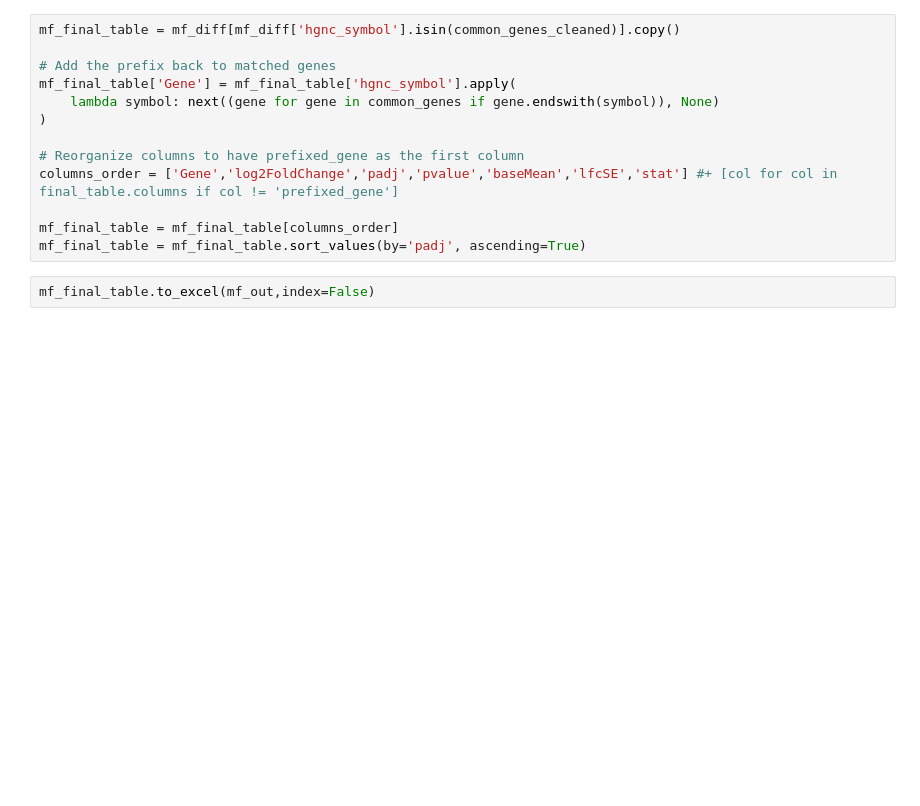
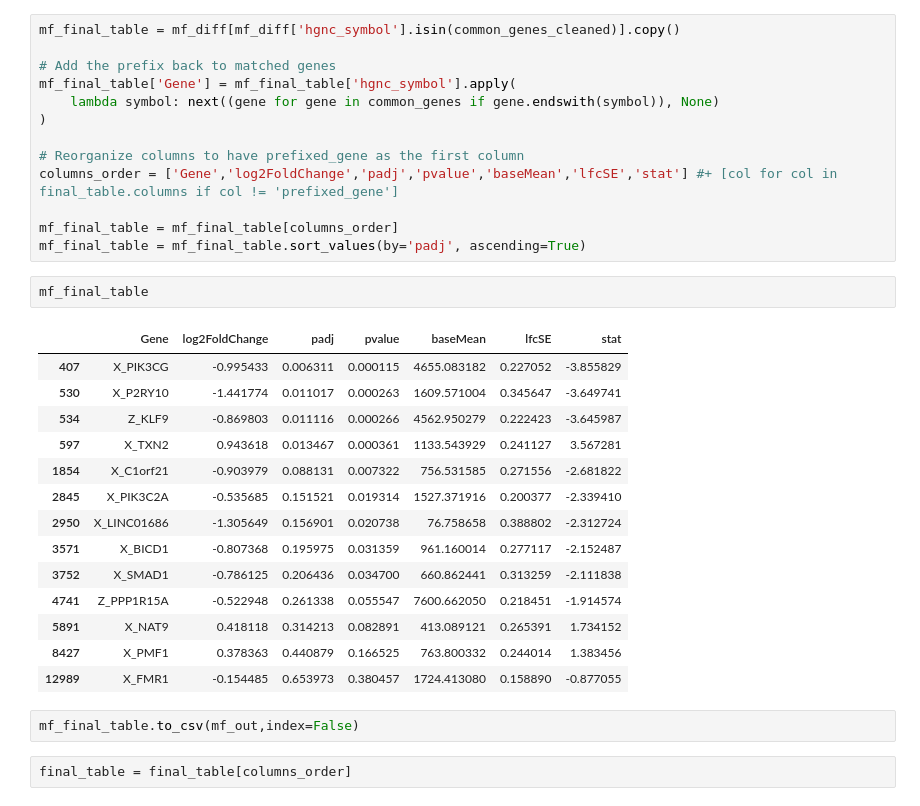
Before and after one commit to absaw/Cooperative-Learning-WBC-Platelet-Data, a Jupyter notebook: gene_coeff.ipynb, the cells around one changed output. Saved outputs shown, nothing was run; the diff lists cells and outputs as text; blank space fills up the shorter version.

```diff
--- a/gene_coeff.ipynb
+++ b/gene_coeff.ipynb
@@ -94,5 +169,24 @@ columns_order = ['Gene','log2FoldChange','padj','pvalue','baseMean','lfcSE','sta
 
 mf_final_table = mf_final_table[columns_order]
 mf_final_table = mf_final_table.sort_values(by='padj', ascending=True)
+# %%
+mf_final_table
+# %% [output]
+|  | Gene | log2FoldChange | padj | pvalue | baseMean | lfcSE | stat |
+| 407 | X_PIK3CG | -0.995433 | 0.006311 | 0.000115 | 4655.083182 | 0.227052 | -3.855829 |
+| 530 | X_P2RY10 | -1.441774 | 0.011017 | 0.000263 | 1609.571004 | 0.345647 | -3.649741 |
+| 534 | Z_KLF9 | -0.869803 | 0.011116 | 0.000266 | 4562.950279 | 0.222423 | -3.645987 |
+| 597 | X_TXN2 | 0.943618 | 0.013467 | 0.000361 | 1133.543929 | 0.241127 | 3.567281 |
+| 1854 | X_C1orf21 | -0.903979 | 0.088131 | 0.007322 | 756.531585 | 0.271556 | -2.681822 |
+| 2845 | X_PIK3C2A | -0.535685 | 0.151521 | 0.019314 | 1527.371916 | 0.200377 | -2.339410 |
+| 2950 | X_LINC01686 | -1.305649 | 0.156901 | 0.020738 | 76.758658 | 0.388802 | -2.312724 |
+| 3571 | X_BICD1 | -0.807368 | 0.195975 | 0.031359 | 961.160014 | 0.277117 | -2.152487 |
+| 3752 | X_SMAD1 | -0.786125 | 0.206436 | 0.034700 | 660.862441 | 0.313259 | -2.111838 |
+| 4741 | Z_PPP1R15A | -0.522948 | 0.261338 | 0.055547 | 7600.662050 | 0.218451 | -1.914574 |
+| 5891 | X_NAT9 | 0.418118 | 0.314213 | 0.082891 | 413.089121 | 0.265391 | 1.734152 |
+| 8427 | X_PMF1 | 0.378363 | 0.440879 | 0.166525 | 763.800332 | 0.244014 | 1.383456 |
+| 12989 | X_FMR1 | -0.154485 | 0.653973 | 0.380457 | 1724.413080 | 0.158890 | -0.877055 |
 # %%
-mf_final_table.to_excel(mf_out,index=False)
+mf_final_table.to_csv(mf_out,index=False)
+# %%
+final_table = final_table[columns_order]
```
Also changed, not shown: parts of 26 cells of this notebook, 5 other files.
